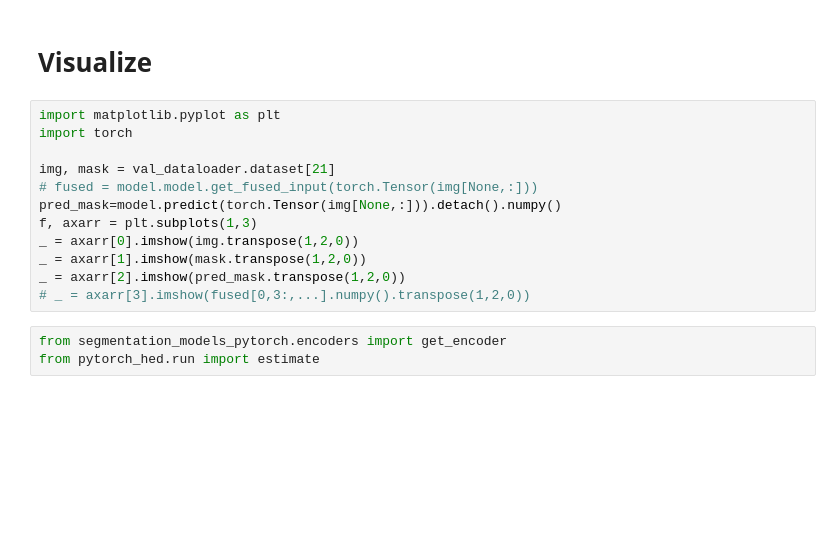
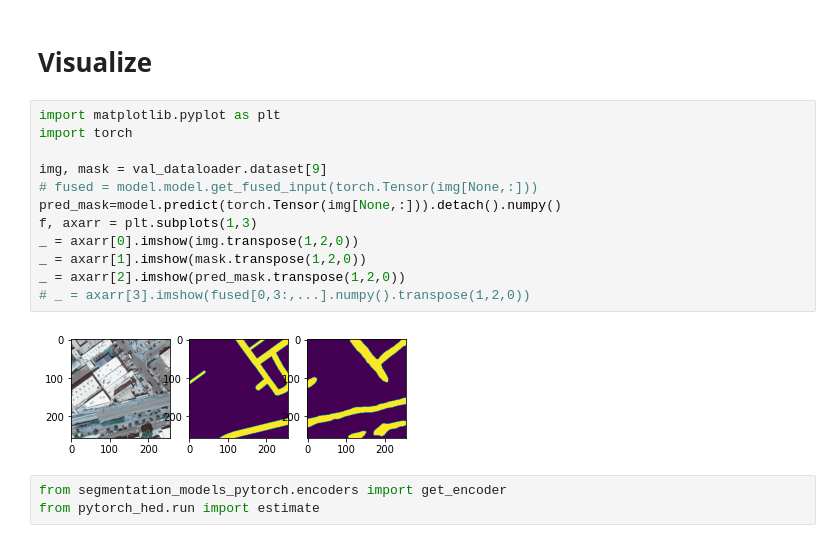
Before and after one commit to camillarhodes/CIL_Sleeplearning, a Jupyter notebook: train_example.ipynb, the cells around one changed output. Saved outputs shown, nothing was run; the diff lists cells and outputs as text; blank space fills up the shorter version.

```diff
--- a/train_example.ipynb
+++ b/train_example.ipynb
@@ -78,15 +80,17 @@ pred_mask.shape
 # %%
 import matplotlib.pyplot as plt
 import torch
 
-img, mask = val_dataloader.dataset[21]
+img, mask = val_dataloader.dataset[9]
 # fused = model.model.get_fused_input(torch.Tensor(img[None,:]))
 pred_mask=model.predict(torch.Tensor(img[None,:])).detach().numpy()
 f, axarr = plt.subplots(1,3)
 _ = axarr[0].imshow(img.transpose(1,2,0))
 _ = axarr[1].imshow(mask.transpose(1,2,0))
 _ = axarr[2].imshow(pred_mask.transpose(1,2,0))
 # _ = axarr[3].imshow(fused[0,3:,...].numpy().transpose(1,2,0))
+# %% [output]
+[figure, added]
 # %%
 from segmentation_models_pytorch.encoders import get_encoder
 from pytorch_hed.run import estimate
```
Also changed, not shown: parts of 1 cell of this notebook, 2 other files.
